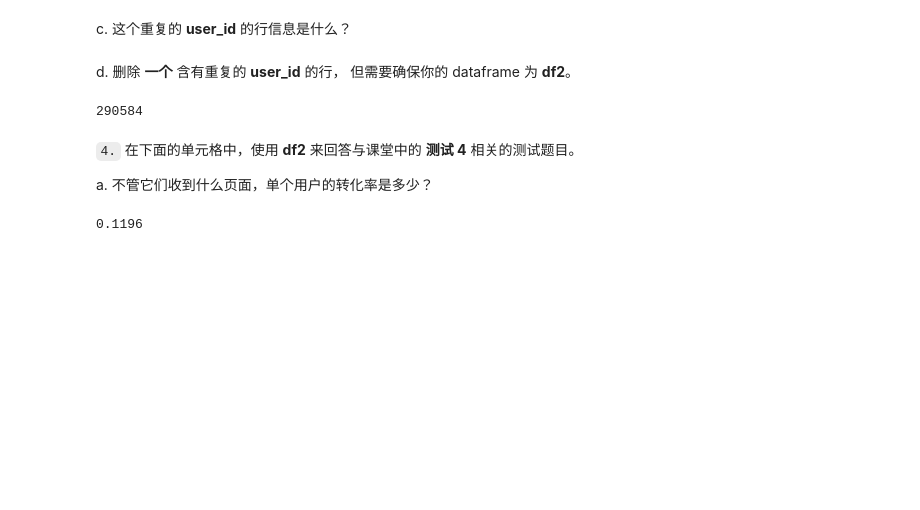
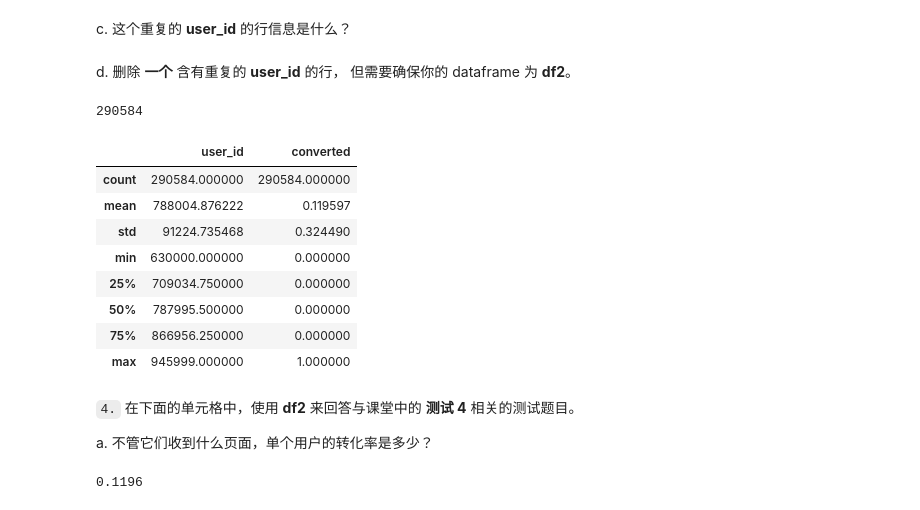
Before and after one commit to mengfanchun2017/_archive_dand, a Jupyter notebook: Project4/p4handover/Analyze-ab-test-results-notebook-lm.ipynb, the cells around one changed output. Drawn from its saved outputs; the diff is of its cells as text; code cells hidden in the pictures; blank space fills up the shorter version.

```diff
--- a/Project4/p4handover/Analyze-ab-test-results-notebook-lm.ipynb
+++ b/Project4/p4handover/Analyze-ab-test-results-notebook-lm.ipynb
@@ -185,6 +185,20 @@ df2.drop_duplicates(['user_id'], inplace=True)
 df2.shape[0]
 # %% [output]
 290584
+# %%
+# 通过dataframe的.describe()方法
+# 可以得出数据的集中趋势和离散趋势的数据
+df2.describe()
+# %% [output]
+|  | user_id | converted |
+| count | 290584.000000 | 290584.000000 |
+| mean | 788004.876222 | 0.119597 |
+| std | 91224.735468 | 0.324490 |
+| min | 630000.000000 | 0.000000 |
+| 25% | 709034.750000 | 0.000000 |
+| 50% | 787995.500000 | 0.000000 |
+| 75% | 866956.250000 | 0.000000 |
+| max | 945999.000000 | 1.000000 |
 # %% [markdown]
 `4.` 在下面的单元格中，使用 **df2** 来回答与课堂中的 **测试 4** 相关的测试题目。
 
```
Also changed, not shown: parts of 2 cells of this notebook, 28 other files.
